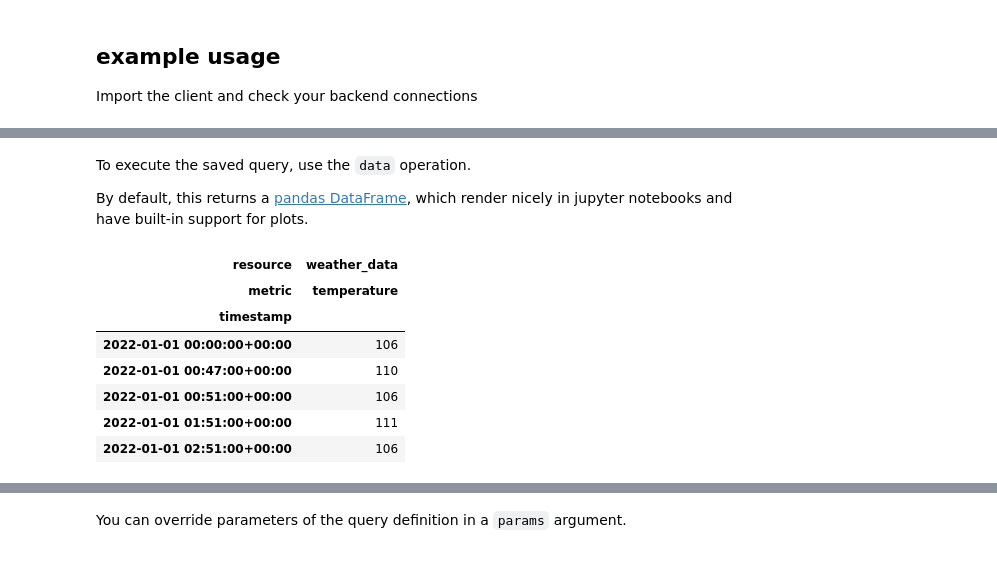
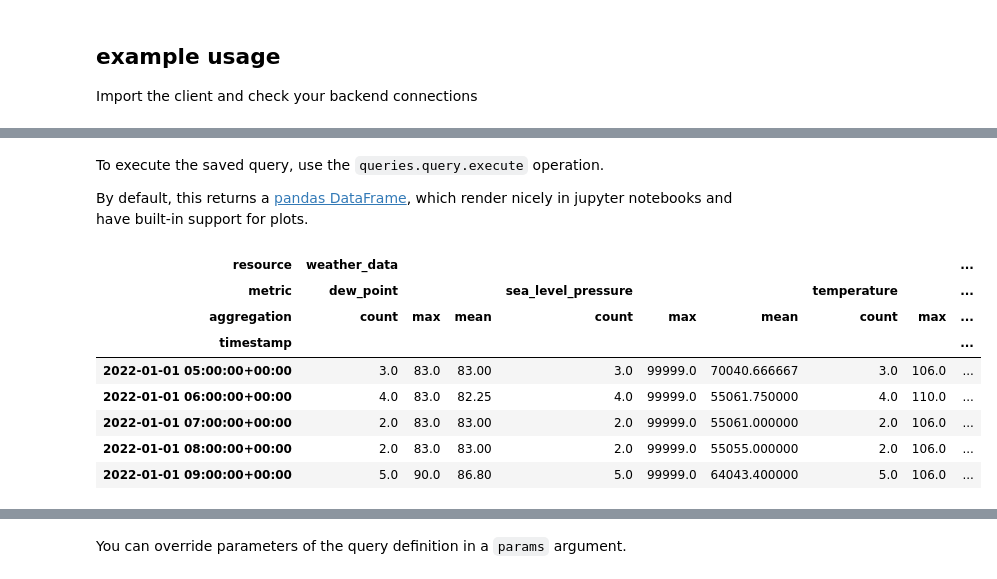
Before and after one commit to waylayio/demo-general, a Jupyter notebook: python-sdk/query/Multivariate time series retrieval with Query Configurations.ipynb, the cells around one changed output, grey strips where cells are left out. Drawn from its saved outputs; the diff is of its cells as text; code cells hidden in the pictures.

```diff
--- a/python-sdk/query/Multivariate time series retrieval with Query Configurations.ipynb
+++ b/python-sdk/query/Multivariate time series retrieval with Query Configurations.ipynb
@@ -15,7 +15,8 @@ See https://docs.waylay.io/api/query/ or https://docs-io.waylay.io/#/features/qu
 Import the client and check your backend connections
 # %%
 from waylay import WaylayClient
-waylay_client = WaylayClient.from_profile('staging')
+from waylay.exceptions import RestResponseError
+waylay_client = WaylayClient.from_profile('io')
 # %%
 waylay_client.queries.about.version()
 # %% [output]
@@ -22,0 +55,34 @@ waylay_client.queries.about.version()
+# %%
+query_name = f'all_{weather_resource_id}'
+
+query_definition = {
+    'resource': weather_resource_id,
+    'until': series[0]['latest']['timestamp'],
+    'freq': 'PT1H',
+
+    'data' : [
+        {
+            'metric': s['name'],
+            'aggregation': aggr
+        }
+        for s in series
+        for aggr in ['count', 'max','mean']
+    ]
+}
+query_entity = {
+    'name': query_name,
+    'meta' : { 'description': 'an example query on weather data'},
+    'query': query_definition
+}
+
+try:
+    waylay_client.queries.query.get(query_name)
+    display(f'query {query_name} exists')
+    waylay_client.queries.query.replace(query_name, body=query_entity)
+    display(f'query {query_name} replaced')
+except RestResponseError as exc:
+    if (exc.response.status_code == 404):
+        waylay_client.queries.query.create(body=query_entity)
+        display(f'query {query_name} created')
+    else:
+        display(exc)
@@ -54,19 +136,20 @@ waylay_client.queries.query.get('hvac_0001', raw=True).body
 # %% [markdown]
-To execute the saved query, use the `data` operation.
+To execute the saved query, use the `queries.query.execute` operation.
 
 By default, this returns a [pandas DataFrame](https://pandas.pydata.org/pandas-docs/stable/reference/api/pandas.DataFrame.html), which render nicely in jupyter notebooks and have built-in support for plots.
 # %%
-df_now = waylay_client.queries.query.execute('weather-data-query', params={"from":"2022-01-01"}, timeout=2000)
+df_now = waylay_client.queries.query.execute(query_name, timeout=2000)
 df_now.head(5)
 # %% [output]
-| resource | weather_data |
-| metric | temperature |
-| timestamp |  |
-| 2022-01-01 00:00:00+00:00 | 106 |
-| 2022-01-01 00:47:00+00:00 | 110 |
-| 2022-01-01 00:51:00+00:00 | 106 |
-| 2022-01-01 01:51:00+00:00 | 111 |
-| 2022-01-01 02:51:00+00:00 | 106 |
+| resource | weather_data |  |  |  |  |  |  |  | ... |
+| metric | dew_point |  |  | sea_level_pressure |  |  | temperature |  | ... |
+| aggregation | count | max | mean | count | max | mean | count | max | ... |
+| timestamp |  |  |  |  |  |  |  |  | ... |
+| 2022-01-01 05:00:00+00:00 | 3.0 | 83.0 | 83.00 | 3.0 | 99999.0 | 70040.666667 | 3.0 | 106.0 | ... |
+| 2022-01-01 06:00:00+00:00 | 4.0 | 83.0 | 82.25 | 4.0 | 99999.0 | 55061.750000 | 4.0 | 110.0 | ... |
+| 2022-01-01 07:00:00+00:00 | 2.0 | 83.0 | 83.00 | 2.0 | 99999.0 | 55061.000000 | 2.0 | 106.0 | ... |
+| 2022-01-01 08:00:00+00:00 | 2.0 | 83.0 | 83.00 | 2.0 | 99999.0 | 55055.000000 | 2.0 | 106.0 | ... |
+| 2022-01-01 09:00:00+00:00 | 5.0 | 90.0 | 86.80 | 5.0 | 99999.0 | 64043.400000 | 5.0 | 106.0 | ... |
 # %%
 df_now.plot(figsize=(15,5))
 # %% [output]
```
Also changed, not shown: parts of 28 cells of this notebook, 26 other files.
